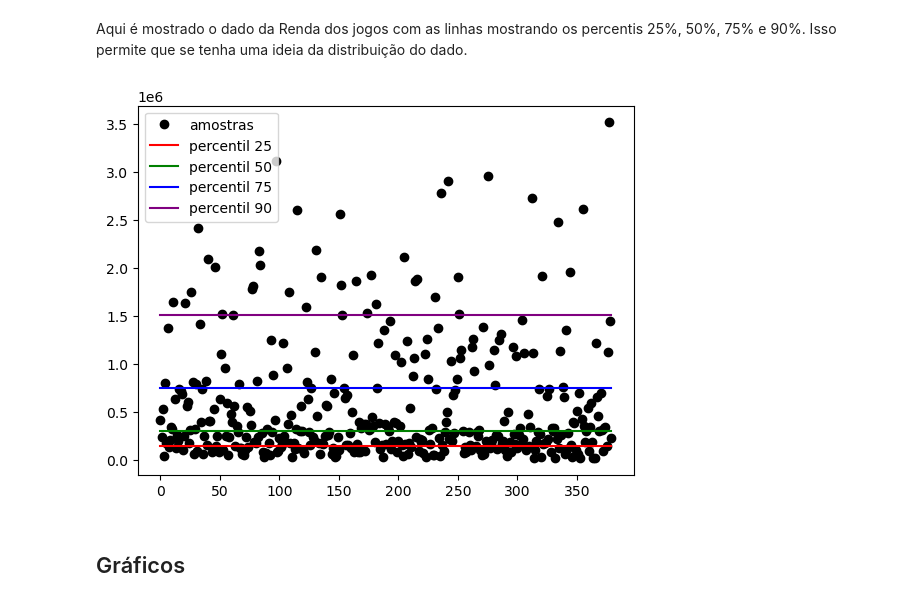
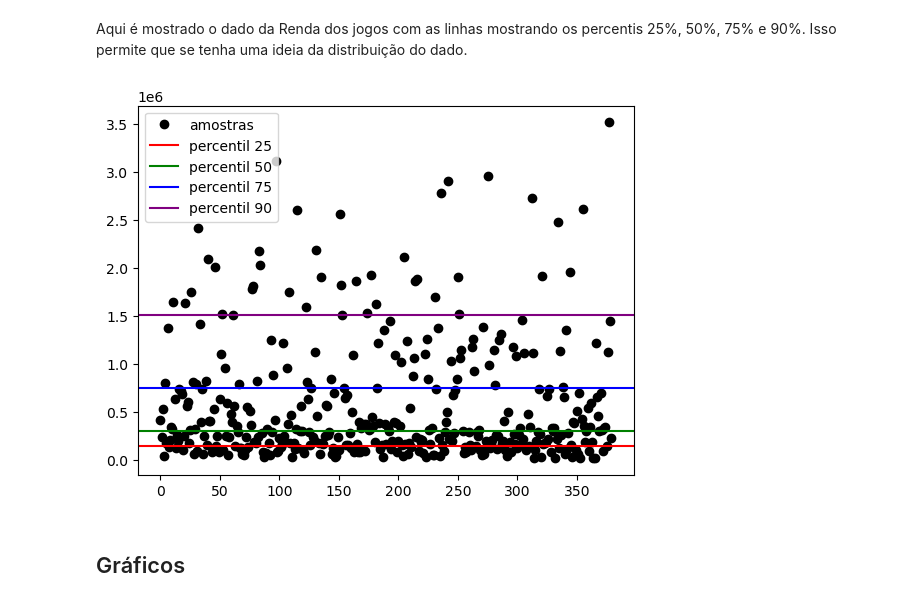
Before and after one commit to sofialora/BasesComputacionais, a Jupyter notebook: aula7/Estatistica.ipynb, the cells around one changed output. Saved outputs shown, nothing was run; the diff lists cells and outputs as text; code cells hidden in the pictures.

```diff
--- a/aula7/Estatistica.ipynb
+++ b/aula7/Estatistica.ipynb
@@ -384,7 +384,7 @@ Também é possível calcular a variância de uma coluna de um DataFrame do Pand
 # %% [markdown]
 Para calcular a variância da arrecadação em jogos do Campeonato Brasileiro de 2018:
 # %%
-tabela = pd.read_csv('./dados/tabelaBrasileirao2018.csv')
+tabela = pd.read_csv('../dados/tabelaBrasileirao2018.csv')
 tabela['Renda (R$)'].var()
 # %% [output]
 410493821806.1659
@@ -434,19 +434,15 @@ Aqui é mostrado o dado da Renda dos jogos com as linhas mostrando os percentis
 # %%
 plt.figure()
 plt.plot(np.arange(0,len(tabela)), tabela['Renda (R$)'], marker = 'o',
          linestyle = '', label='amostras', color = 'black')
-plt.plot(np.arange(0,len(tabela)), tabela['Renda (R$)'].quantile(0.25)*np.ones(len(tabela)), marker = '',
-         linestyle = '-', color = 'red', label='percentil 25')
-plt.plot(np.arange(0,len(tabela)), tabela['Renda (R$)'].quantile(0.5)*np.ones(len(tabela)), marker = '',
-         linestyle = '-', color = 'green', label='percentil 50')
-plt.plot(np.arange(0,len(tabela)), tabela['Renda (R$)'].quantile(0.75)*np.ones(len(tabela)), marker = '',
-         linestyle = '-', color = 'blue', label='percentil 75')
-plt.plot(np.arange(0,len(tabela)), tabela['Renda (R$)'].quantile(0.9)*np.ones(len(tabela)), marker = '',
-         linestyle = '-', color = 'purple', label='percentil 90')
+plt.axhline(tabela['Renda (R$)'].quantile(0.25), marker = '', linestyle = '-', color = 'red', label='percentil 25')
+plt.axhline(tabela['Renda (R$)'].quantile(0.5), marker = '', linestyle = '-', color = 'green', label='percentil 50')
+plt.axhline(tabela['Renda (R$)'].quantile(0.75), marker = '', linestyle = '-', color = 'blue', label='percentil 75')
+plt.axhline(tabela['Renda (R$)'].quantile(0.9), marker = '', linestyle = '-', color = 'purple', label='percentil 90')
 plt.legend()
 plt.show()
 # %% [output]
-[figure, old version]
+[figure, new version]
 # %% [markdown]
 ## Gráficos
 # %% [markdown]
```
Also changed, not shown: parts of 10 cells of this notebook, 5 other files.
